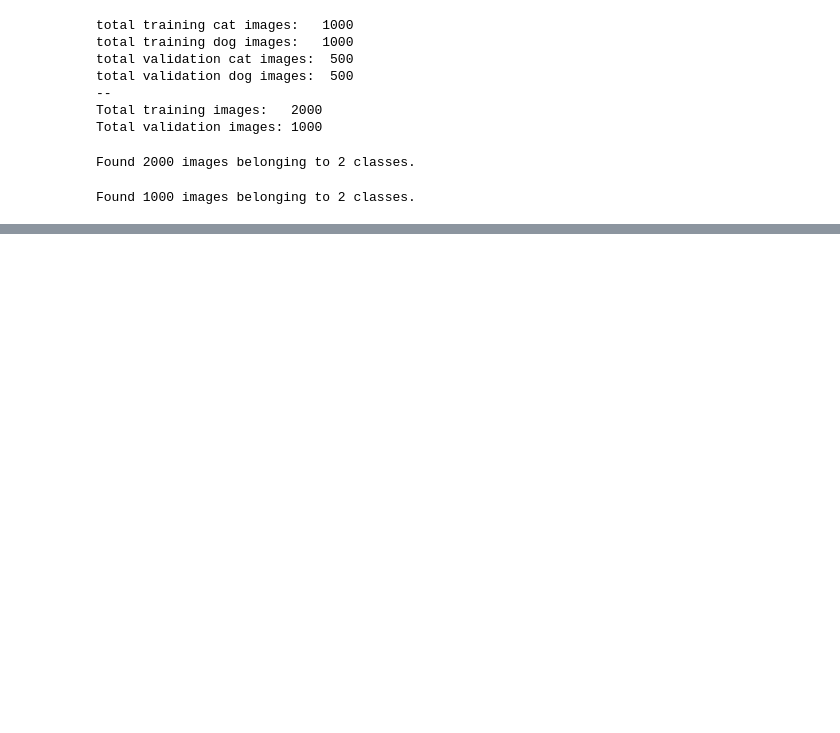
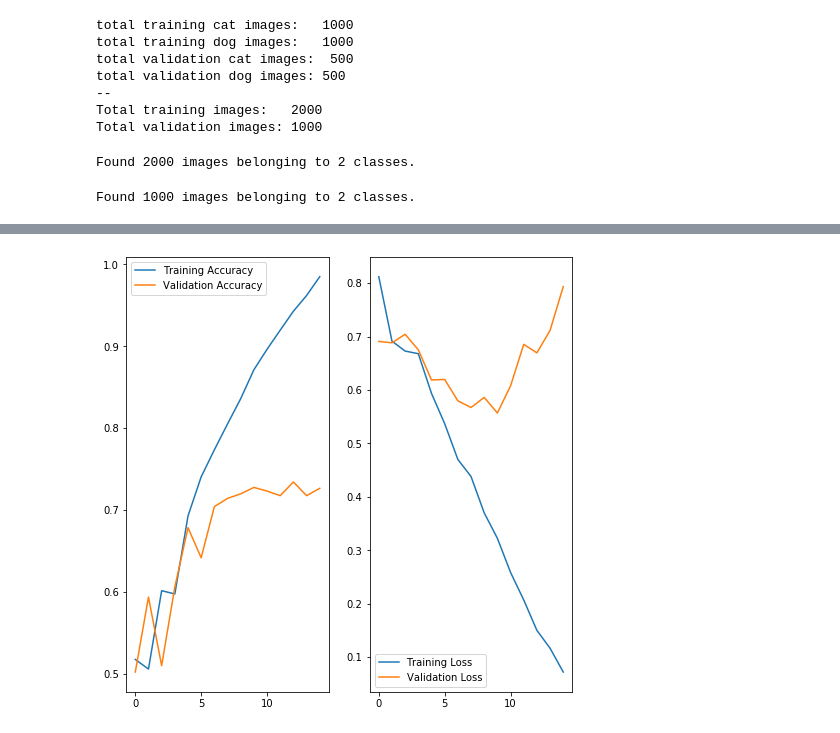
Before and after one commit to frankrefischer/tf-cnn-cats-and-dogs, a Jupyter notebook: CNN_Cats_and_Dogs.ipynb, the cells around one changed output, grey strips where cells are left out. Saved outputs shown, nothing was run; the diff lists cells and outputs as text; code cells hidden in the pictures; blank space fills up the shorter version.

```diff
--- a/CNN_Cats_and_Dogs.ipynb
+++ b/CNN_Cats_and_Dogs.ipynb
@@ -88,0 +123,3 @@ Found 1000 images belonging to 2 classes.
+# %%
+model = create_model()
+model.compile(optimizer='adam', loss='binary_crossentropy', metrics=['accuracy'])
@@ -88,0 +146,10 @@ Found 1000 images belonging to 2 classes.
+# %%
+def train_model(model, batch_size=128, epochs=15):
+    history = model.fit_generator(generator=generate_images(train_dir),
+                                  steps_per_epoch=count_images(train=True, cats=True, dogs=True) // batch_size,
+                                  epochs=15,
+                                  validation_data=generate_images(validation_dir),
+                                  validation_steps=count_images(train=False, cats=True, dogs=True) // batch_size)
+    return history
+
+train_history = train_model(model)
@@ -88,0 +174,24 @@ Found 1000 images belonging to 2 classes.
+# %%
+def visualize_training_history(history, epochs=15):
+    acc = history.history['accuracy']
+    val_acc = history.history['val_accuracy']
+
+    loss = history.history['loss']
+    val_loss = history.history['val_loss']
+
+    plt.figure(figsize=(8,8))
+
+    plt.subplot(1, 2, 1)
+    plt.plot(range(epochs), acc, label='Training Accuracy')
+    plt.plot(range(epochs), val_acc, label='Validation Accuracy')
+    plt.legend()
+
+    plt.subplot(1, 2, 2)
+    plt.plot(range(epochs), loss, label='Training Loss')
+    plt.plot(range(epochs), val_loss, label='Validation Loss')
+    plt.legend()
+
+
+visualize_training_history(train_history)
+# %% [output]
+[figure, added]
```
Also changed, not shown: parts of 8 cells of this notebook.
